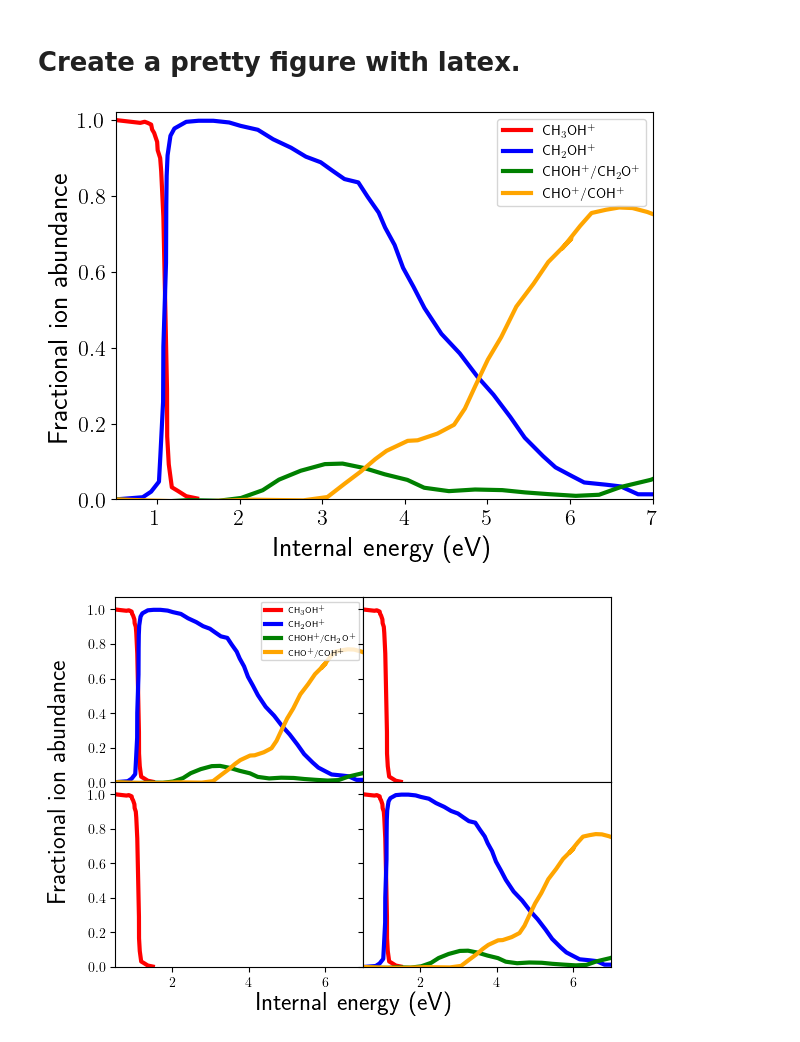
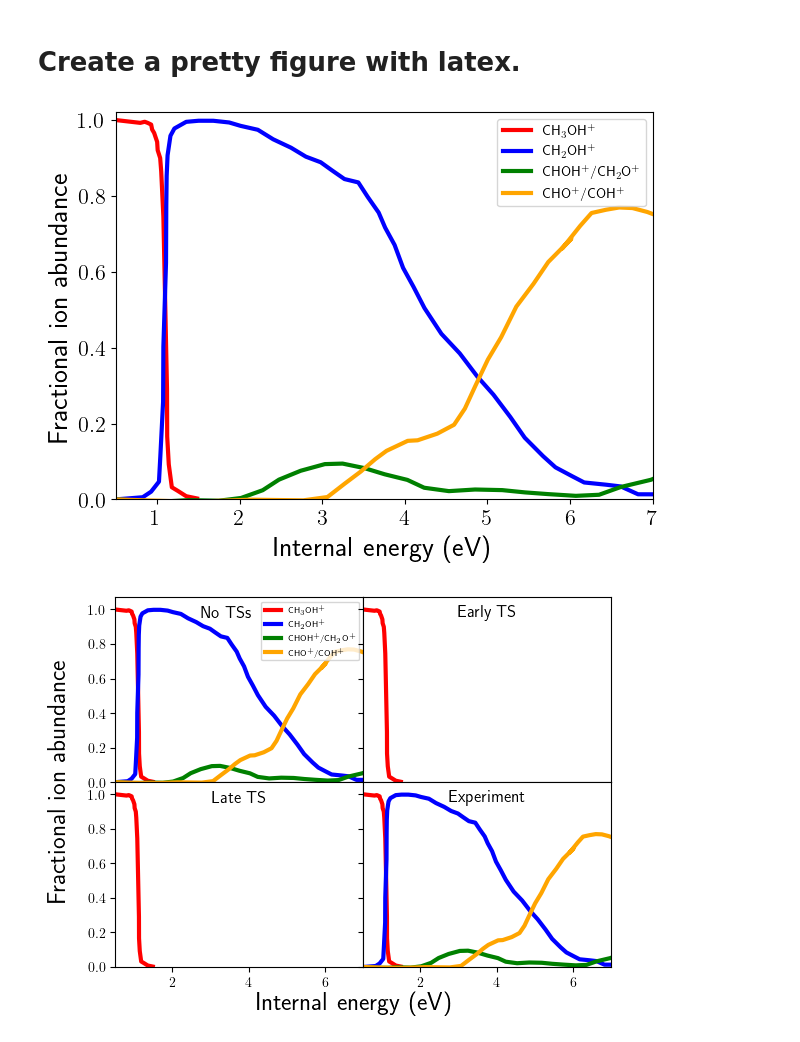
Before and after one commit to emartineznunez/latex, a Jupyter notebook: colab.ipynb, the cells around one changed output. Drawn from its saved outputs; the diff is of its cells as text; code cells hidden in the pictures.

```diff
--- a/colab.ipynb
+++ b/colab.ipynb
@@ -57,32 +57,35 @@ gs = fig.add_gridspec(2, 2, hspace=0, wspace=0)
 
 ax1.plot(px-10.5,py,'-',color='r',label='CH$_3$OH$^+$',mfc='none',linewidth=3.0)
 ax1.plot(ch2ohx-10.5,ch2ohy,'-',color='b',label='CH$_2$OH$^+$',mfc='none',linewidth=3.0)
 ax1.plot(chohx-10.5,chohy,'-',color='green',label='CHOH$^+$/CH$_2$O$^+$',mfc='none',linewidth=3.0)
 ax1.plot(chox-10.5,choy,'-',color='orange',label='CHO$^+$/COH$^+$',mfc='none',linewidth=3.0)
 ax2.plot(px-10.5,py,'-',color='r',label='CH$_3$OH$^+$',mfc='none',linewidth=3.0)
 ax3.plot(px-10.5,py,'-',color='r',label='CH$_3$OH$^+$',mfc='none',linewidth=3.0)
 ax4.plot(px-10.5,py,'-',color='r',label='CH$_3$OH$^+$',mfc='none',linewidth=3.0)
 ax4.plot(ch2ohx-10.5,ch2ohy,'-',color='b',label='CH$_2$OH$^+$',mfc='none',linewidth=3.0)
 ax4.plot(chohx-10.5,chohy,'-',color='green',label='CHOH$^+$/CH$_2$O$^+$',mfc='none',linewidth=3.0)
 ax4.plot(chox-10.5,choy,'-',color='orange',label='CHO$^+$/COH$^+$',mfc='none',linewidth=3.0)
 ax1.set_xlim(0.5,7)
 ax2.set_xlim(0.5,7)
 ax3.set_xlim(0.5,7)
 ax4.set_xlim(0.5,7)
 ax1.set_ylim(0,1.07)
 ax2.set_ylim(0,1.07)
 ax3.set_ylim(0,1.07)
 ax4.set_ylim(0,1.07)
 ax1.legend(fontsize=6,loc="upper right")
-
+ax1.set_title('No TSs',x=0.45, y=0.9,pad=-1)
+ax2.set_title('Early TS',y=0.9,pad=-1)
+ax3.set_title('Late TS',y=0.9,pad=-1)
+ax4.set_title('Experiment',y=0.9,pad=-1)
 
 for ax in fig.get_axes():
     ax.label_outer()
 
 fig.supylabel('Fractional ion abundance',fontsize=18)
 fig.supxlabel('Internal energy (eV)',fontsize=18)
 pyplot.savefig('comp2.svg')
 pyplot.show()
 # %% [output]
 [figure]
-[figure, old version]
+[figure, new version]
```
